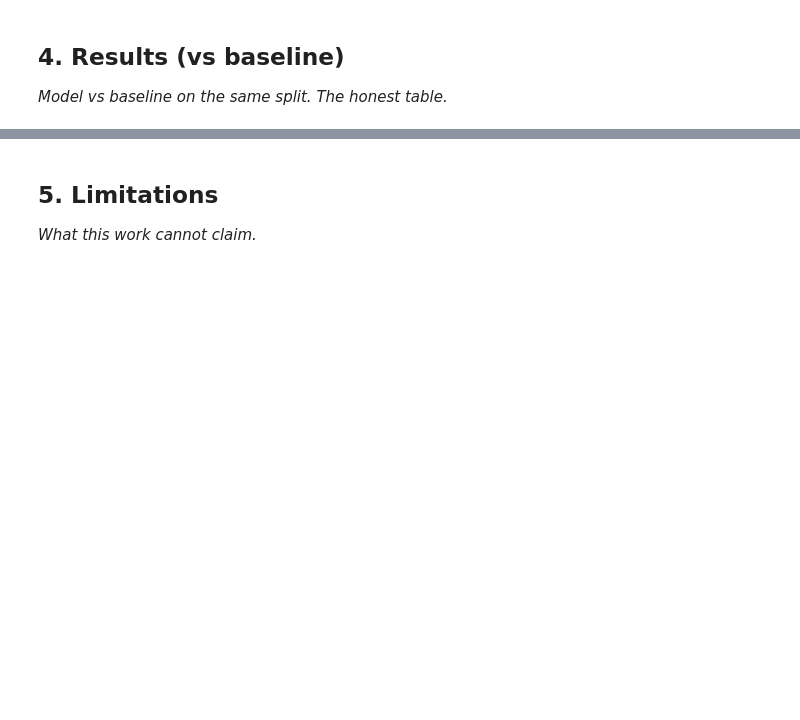
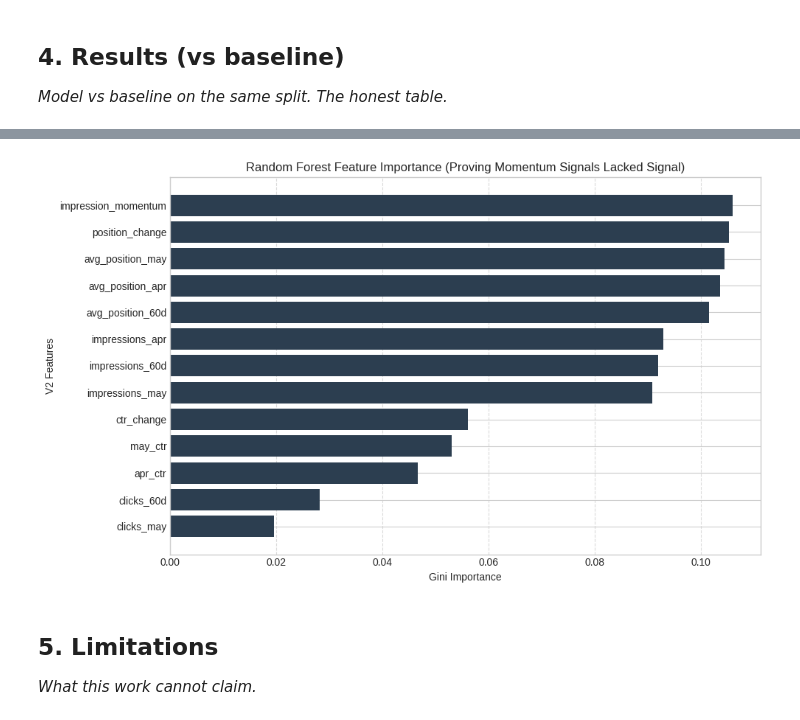
Before and after one commit to Sgln24/flyrank-ml-internship-w1, a Jupyter notebook: work/notebooks/capstone.ipynb, the cells around one changed output, grey strips where cells are left out. Saved outputs shown, nothing was run; the diff lists cells and outputs as text; code cells hidden in the pictures; blank space fills up the shorter version.

```diff
--- a/work/notebooks/capstone.ipynb
+++ b/work/notebooks/capstone.ipynb
@@ -25,3 +348,23 @@ This skeleton is yours to fill. Work the sections **in order** — each one has
+# %%
+import matplotlib.pyplot as plt
+
+# Extract feature importances from the trained Random Forest
+importance_df = pd.DataFrame({
+    "Feature": v2_features,
+    "Importance": rf_v2.feature_importances_
+}).sort_values("Importance", ascending=True) # Sort ascending for horizontal bar chart
+
+# Plot the Feature Importances
+plt.figure(figsize=(10, 6))
+plt.barh(importance_df["Feature"], importance_df["Importance"], color="#2c3e50")
+plt.xlabel("Gini Importance")
+plt.ylabel("V2 Features")
+plt.title("Random Forest Feature Importance (Proving Momentum Signals Lacked Signal)")
+plt.grid(axis='x', linestyle='--', alpha=0.7)
+plt.tight_layout()
+plt.show()
+# %% [output]
+[figure, added]
 # %% [markdown]
 ## 5. Limitations
 
```
Also changed, not shown: parts of 20 cells of this notebook.
